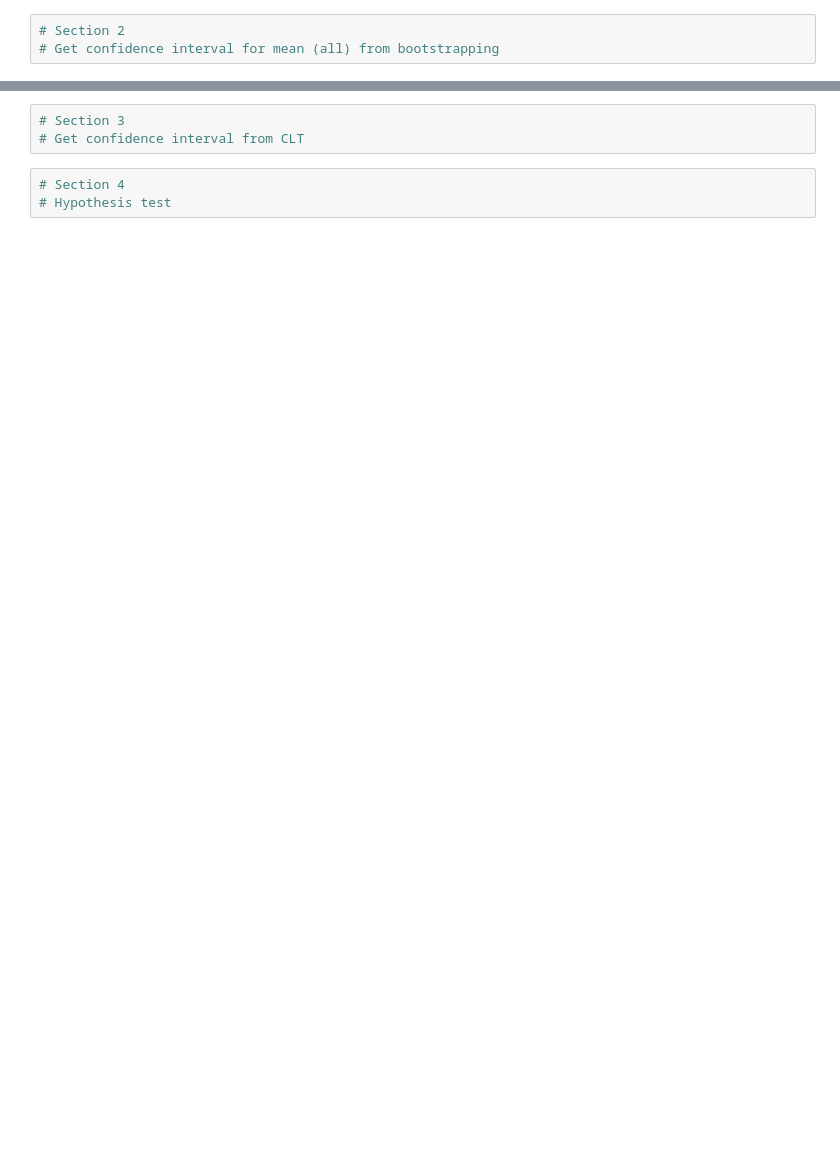
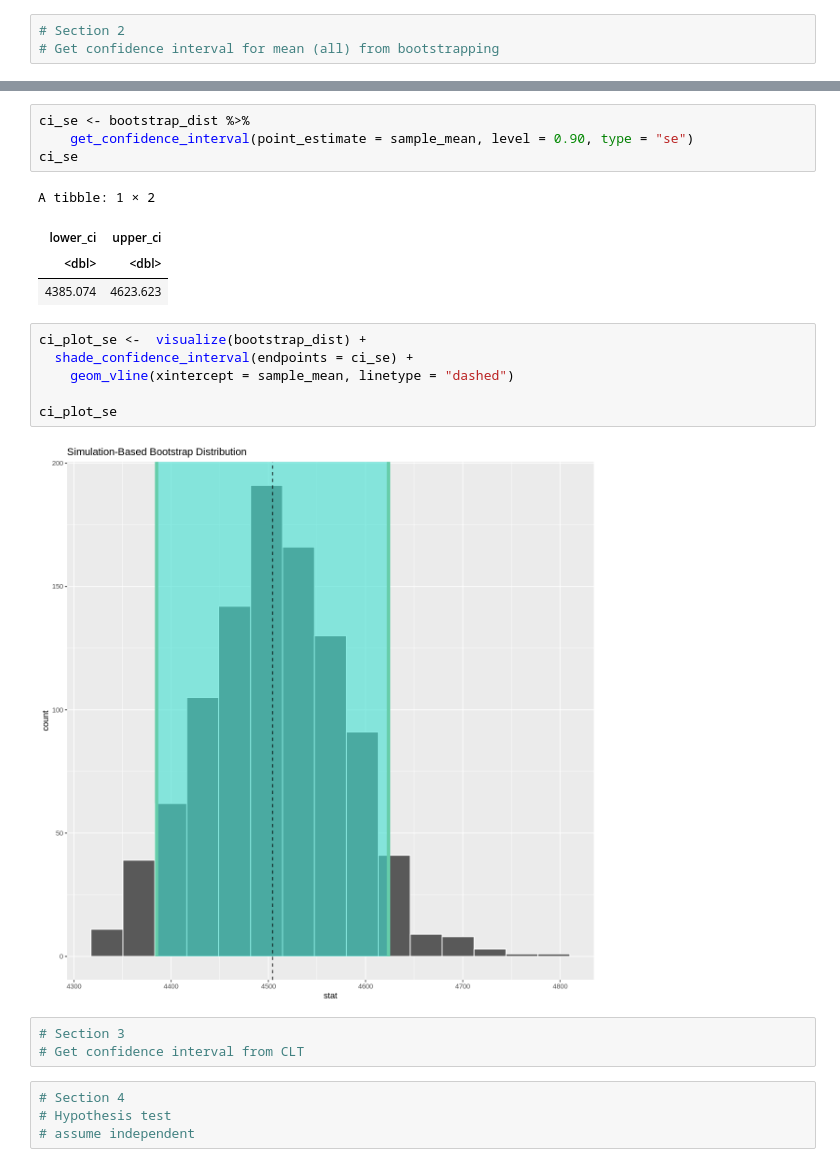
Before and after one commit to Sparsh16/STAT-201-Group-Project, a Jupyter notebook: code/code.ipynb, the cells around one changed output, grey strips where cells are left out. Cells and saved outputs as stored; diff of their text form; blank space fills up the shorter version.

```diff
--- a/code/code.ipynb
+++ b/code/code.ipynb
@@ -210,6 +242,24 @@ ggplot(
+# %%
+ci_se <- bootstrap_dist %>%
+    get_confidence_interval(point_estimate = sample_mean, level = 0.90, type = "se")
+ci_se
+# %% [output]
+A tibble: 1 × 2
+| lower_ci | upper_ci |
+| <dbl> | <dbl> |
+| 4385.074 | 4623.623 |
+# %%
+ci_plot_se <-  visualize(bootstrap_dist) +
+  shade_confidence_interval(endpoints = ci_se) +
+    geom_vline(xintercept = sample_mean, linetype = "dashed")
+
+ci_plot_se
+# %% [output]
+[figure, added]
 # %%
 # Section 3
 # Get confidence interval from CLT
 # %%
 # Section 4
 # Hypothesis test
+# assume independent
```
Also changed, not shown: parts of 10 cells of this notebook.
